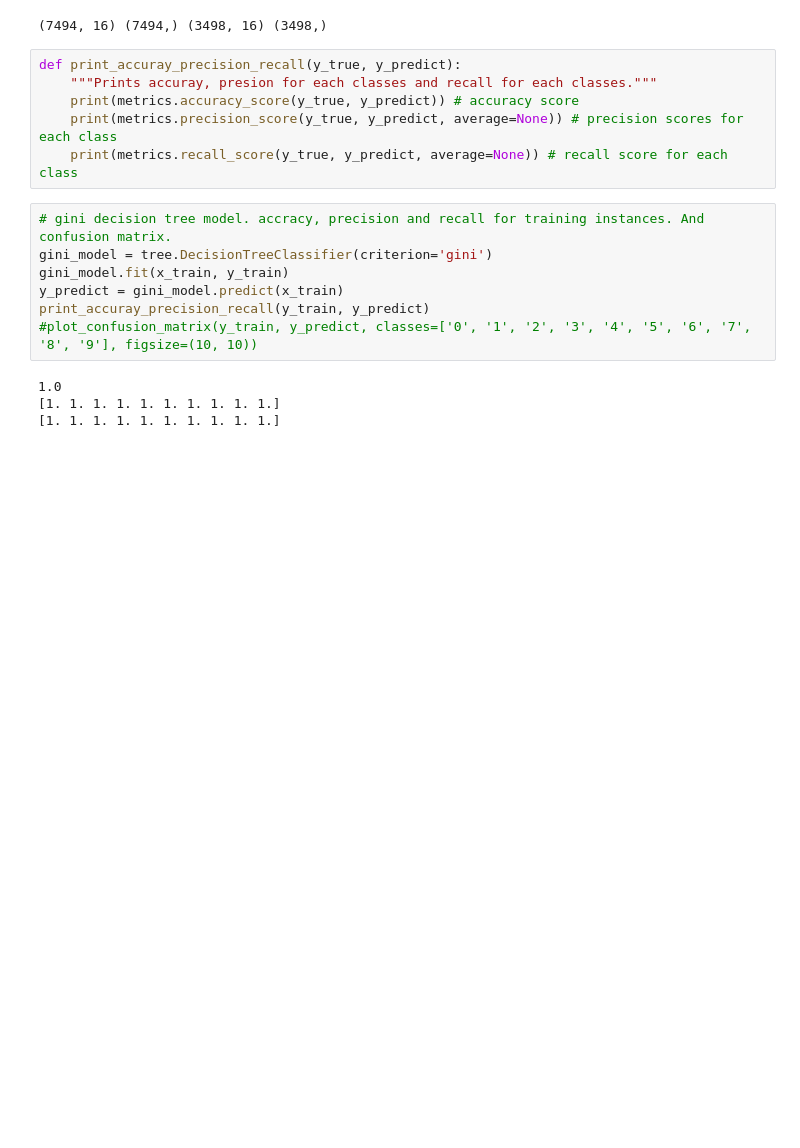
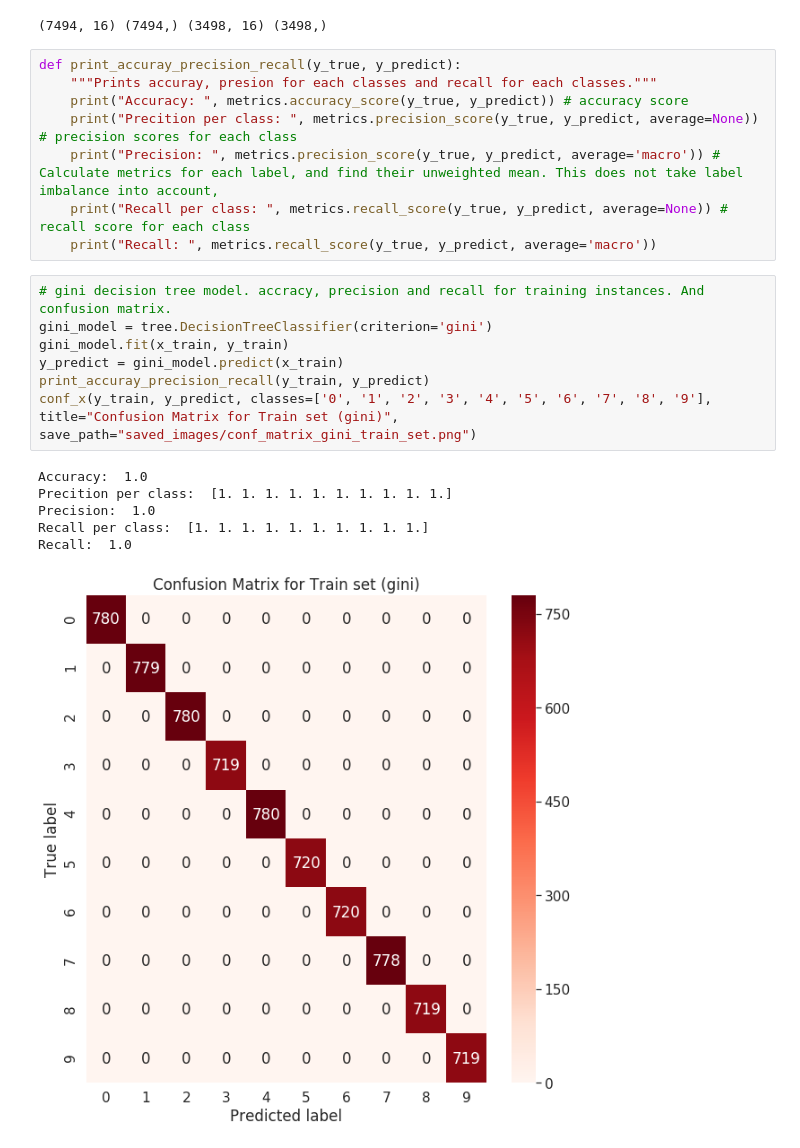
Before and after one commit to akabiraka/cs584_data_mining, a Jupyter notebook: hw1/dm1.1/pen_digit_classification_by_decision_tree.ipynb, the cells around one changed output. Drawn from its saved outputs; the diff is of its cells as text; blank space fills up the shorter version.

Commit message:
hw1 confusion matrix problem solved

```diff
--- a/hw1/dm1.1/pen_digit_classification_by_decision_tree.ipynb
+++ b/hw1/dm1.1/pen_digit_classification_by_decision_tree.ipynb
@@ -36,20 +38,25 @@ print(x_train.shape, y_train.shape, x_test.shape, y_test.shape)
 # %%
 def print_accuray_precision_recall(y_true, y_predict):
     """Prints accuray, presion for each classes and recall for each classes."""
-    print(metrics.accuracy_score(y_true, y_predict)) # accuracy score
-    print(metrics.precision_score(y_true, y_predict, average=None)) # precision scores for each class
-    print(metrics.recall_score(y_true, y_predict, average=None)) # recall score for each class
+    print("Accuracy: ", metrics.accuracy_score(y_true, y_predict)) # accuracy score
+    print("Precition per class: ", metrics.precision_score(y_true, y_predict, average=None)) # precision scores for each class
+    print("Precision: ", metrics.precision_score(y_true, y_predict, average='macro')) # Calculate metrics for each label, and find their unweighted mean. This does not take label imbalance into account,
+    print("Recall per class: ", metrics.recall_score(y_true, y_predict, average=None)) # recall score for each class
+    print("Recall: ", metrics.recall_score(y_true, y_predict, average='macro'))
 # %%
 # gini decision tree model. accracy, precision and recall for training instances. And confusion matrix.
 gini_model = tree.DecisionTreeClassifier(criterion='gini')
 gini_model.fit(x_train, y_train)
 y_predict = gini_model.predict(x_train)
 print_accuray_precision_recall(y_train, y_predict)
-#plot_confusion_matrix(y_train, y_predict, classes=['0', '1', '2', '3', '4', '5', '6', '7', '8', '9'], figsize=(10, 10))
+conf_x(y_train, y_predict, classes=['0', '1', '2', '3', '4', '5', '6', '7', '8', '9'], title="Confusion Matrix for Train set (gini)", save_path="saved_images/conf_matrix_gini_train_set.png")
 # %% [output]
-1.0
-[1. 1. 1. 1. 1. 1. 1. 1. 1. 1.]
-[1. 1. 1. 1. 1. 1. 1. 1. 1. 1.]
+Accuracy:  1.0
+Precition per class:  [1. 1. 1. 1. 1. 1. 1. 1. 1. 1.]
+Precision:  1.0
+Recall per class:  [1. 1. 1. 1. 1. 1. 1. 1. 1. 1.]
+Recall:  1.0
+[figure, added]
 # %%
 # gini decision tree model. accracy, precision and recall for test instances. And confusion matrix.
 gini_model = tree.DecisionTreeClassifier(criterion='gini')
```
Also changed, not shown: parts of 6 cells of this notebook, 6 other files.
